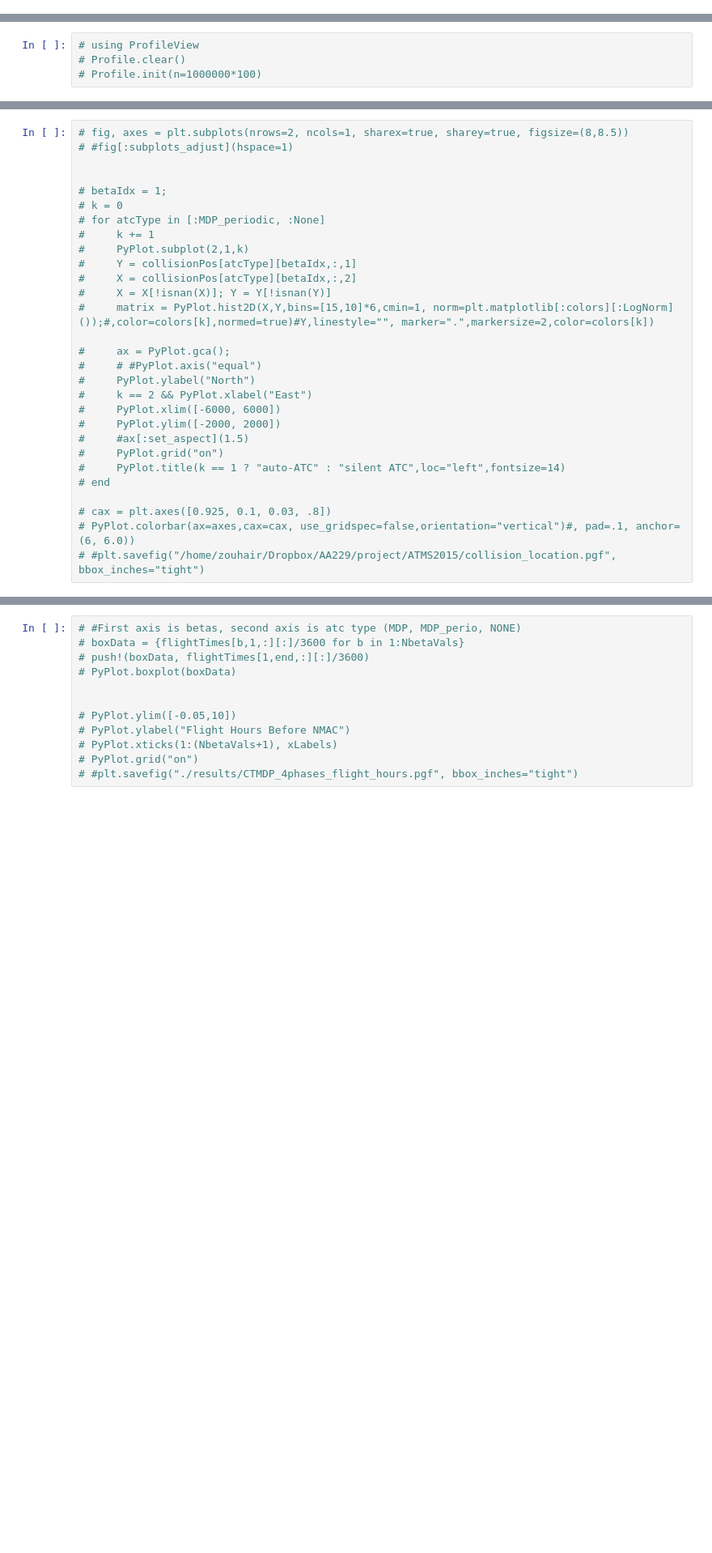
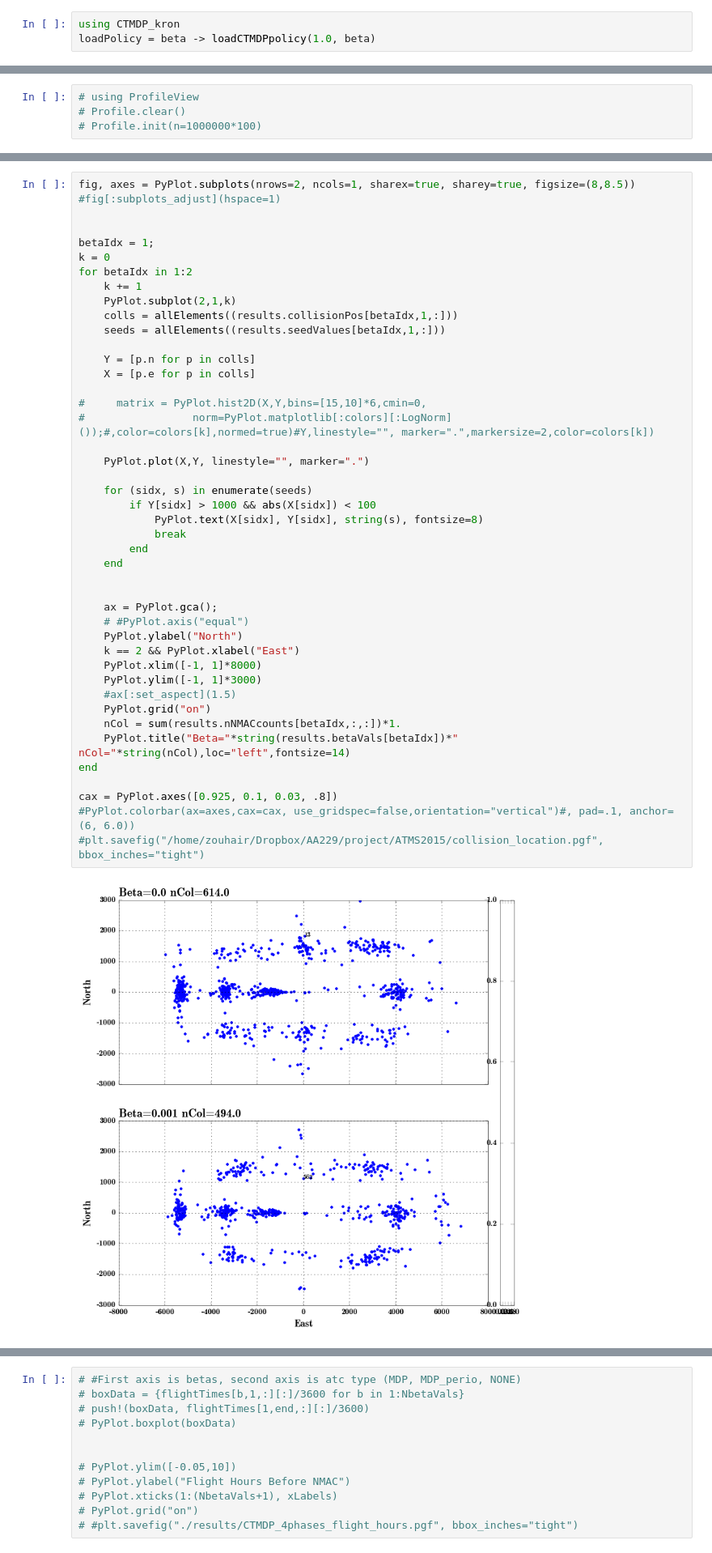
Before and after one commit to sisl/autoATC, a Jupyter notebook: 3dsim.ipynb, the cells around one changed output, grey strips where cells are left out. Shown at 81% size. Saved outputs shown, nothing was run; the diff lists cells and outputs as text; blank space fills up the shorter version.

```diff
--- a/3dsim.ipynb
+++ b/3dsim.ipynb
@@ -13,0 +12,3 @@ using sim3d
+# %%
+using CTMDP_kron
+loadPolicy = beta -> loadCTMDPpolicy(1.0, beta)
@@ -334,29 +146,46 @@ alertCounts*1.0 ./ (flightTimes/60)
 # %%
-# fig, axes = plt.subplots(nrows=2, ncols=1, sharex=true, sharey=true, figsize=(8,8.5))
-# #fig[:subplots_adjust](hspace=1)
+fig, axes = PyPlot.subplots(nrows=2, ncols=1, sharex=true, sharey=true, figsize=(8,8.5))
+#fig[:subplots_adjust](hspace=1)
 
 
-# betaIdx = 1;
-# k = 0
-# for atcType in [:MDP_periodic, :None]
-#     k += 1
-#     PyPlot.subplot(2,1,k)
-#     Y = collisionPos[atcType][betaIdx,:,1]
-#     X = collisionPos[atcType][betaIdx,:,2]
-#     X = X[!isnan(X)]; Y = Y[!isnan(Y)]
-#     matrix = PyPlot.hist2D(X,Y,bins=[15,10]*6,cmin=1, norm=plt.matplotlib[:colors][:LogNorm]());#,color=colors[k],normed=true)#Y,linestyle="", marker=".",markersize=2,color=colors[k])
+betaIdx = 1;
+k = 0
+for betaIdx in 1:2
+    k += 1
+    PyPlot.subplot(2,1,k)
+    colls = allElements((results.collisionPos[betaIdx,1,:]))
+    seeds = allElements((results.seedValues[betaIdx,1,:]))
 
-#     ax = PyPlot.gca();
-#     # #PyPlot.axis("equal")
-#     PyPlot.ylabel("North")
-#     k == 2 && PyPlot.xlabel("East")
-#     PyPlot.xlim([-6000, 6000])
-#     PyPlot.ylim([-2000, 2000])
-#     #ax[:set_aspect](1.5)
-#     PyPlot.grid("on")
-#     PyPlot.title(k == 1 ? "auto-ATC" : "silent ATC",loc="left",fontsize=14)
-# end
+    Y = [p.n for p in colls]
+    X = [p.e for p in colls]
 
-# cax = plt.axes([0.925, 0.1, 0.03, .8])
-# PyPlot.colorbar(ax=axes,cax=cax, use_gridspec=false,orientation="vertical")#, pad=.1, anchor=(6, 6.0))
-# #plt.savefig("/home/zouhair/Dropbox/AA229/project/ATMS2015/collision_location.pgf", bbox_inches="tight")
+#     matrix = PyPlot.hist2D(X,Y,bins=[15,10]*6,cmin=0,
+#                 norm=PyPlot.matplotlib[:colors][:LogNorm]());#,color=colors[k],normed=true)#Y,linestyle="", marker=".",markersize=2,color=colors[k])
+
+    PyPlot.plot(X,Y, linestyle="", marker=".")
+
+    for (sidx, s) in enumerate(seeds)
+        if Y[sidx] > 1000 && abs(X[sidx]) < 100
+            PyPlot.text(X[sidx], Y[sidx], string(s), fontsize=8)
+            break
+        end
+    end
+
+
+    ax = PyPlot.gca();
+    # #PyPlot.axis("equal")
+    PyPlot.ylabel("North")
+    k == 2 && PyPlot.xlabel("East")
+    PyPlot.xlim([-1, 1]*8000)
+    PyPlot.ylim([-1, 1]*3000)
+    #ax[:set_aspect](1.5)
+    PyPlot.grid("on")
+    nCol = sum(results.nNMACcounts[betaIdx,:,:])*1.
+    PyPlot.title("Beta="*string(results.betaVals[betaIdx])*" nCol="*string(nCol),loc="left",fontsize=14)
+end
+
+cax = PyPlot.axes([0.925, 0.1, 0.03, .8])
+#PyPlot.colorbar(ax=axes,cax=cax, use_gridspec=false,orientation="vertical")#, pad=.1, anchor=(6, 6.0))
+#plt.savefig("/home/zouhair/Dropbox/AA229/project/ATMS2015/collision_location.pgf", bbox_inches="tight")
+# %% [output]
+[figure, added]
```
Also changed, not shown: parts of 39 cells of this notebook, 6 other files.
